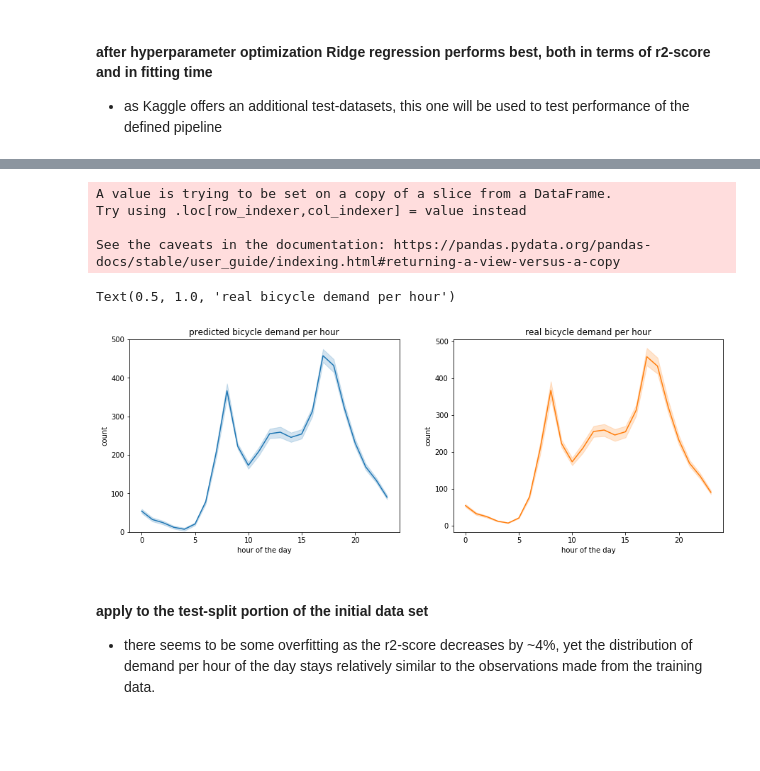
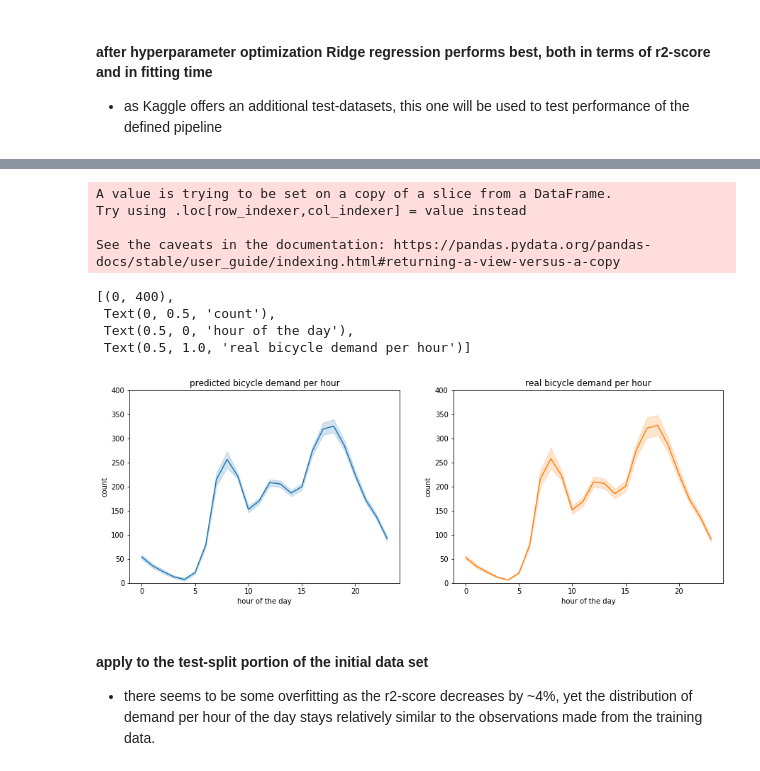
Before and after one commit to mkoeppel/Bicycle_Ridge, a Jupyter notebook: Linear_Regression_Assessment_Kaggle_CapitalBikeShare.ipynb, the cells around one changed output, grey strips where cells are left out. Cells and saved outputs as stored; diff of their text form; code cells hidden in the pictures; blank space fills up the shorter version.

```diff
--- a/Linear_Regression_Assessment_Kaggle_CapitalBikeShare.ipynb
+++ b/Linear_Regression_Assessment_Kaggle_CapitalBikeShare.ipynb
@@ -254,7 +300,7 @@ preprocessor = ColumnTransformer(
         ])
 # %%
 p = Pipeline(steps=[('preprocessor', preprocessor),
-                    ('classifier', LinearRegression())
+                    ('classifier', Ridge())
                     ])
 # %%
 p.fit(Xtrain, ytrain)
@@ -320,3 +361,10 @@ grid_search_CV = GridSearchCV(p, param_grid_CV)
+# %%
+param_grid_CV = {
+    'classifier' : [Ridge(), Lasso(), ElasticNet()],
+    'classifier__alpha' : [0.01, 0.1, 1, 2, 5, 10],
+
+}
+grid_search_CV = GridSearchCV(p, param_grid_CV)
 # %%
 grid_search_CV.fit(Xtrain, ytrain)
 GS_CV = pd.DataFrame(grid_search_CV.cv_results_)
@@ -339,0 +391,8 @@ Text(0.5, 1.0, 'mean fitting time cross validation')
+# %%
+param_grid_Ridge = {
+    'classifier__alpha' : [0.01, 0.1, 1, 2, 5, 10],
+    'classifier__solver' : ['svd', 'cholesky', 'lsqr', 'sparse_cg', 'saga']
+}
+grid_search_Ridge = GridSearchCV(p, param_grid_Ridge)
+# %%
+grid_search_Ridge.fit(Xtrain, ytrain)
@@ -359,22 +479,21 @@ Text(0.5, 1.0, 'correlation of real and predicted count data')
 # %%
 # to plot the model-prediction over the hour of the day, the hour needs to be extracted first from the datetime
 Xtrain['hour'] = pd.to_datetime(Xtrain['datetime']).dt.hour
-f, (ax1, ax2) = plt.subplots(1, 2, figsize = (15,5))
-sns.lineplot(x=Xtrain['hour'], y = ypred, ax = ax1)
-sns.lineplot(x=Xtrain['hour'], y = ytrain, ax = ax2, color = sns.color_palette()[1])
-ax1.set_title('predicted bicycle demand per hour')
-ax1.set_ylabel('count')
-ax1.set_xlabel('hour of the day')
-ax2.set_xlabel('hour of the day')
-ax1.set_ylim(0,500)
-ax2.set_title('real bicycle demand per hour')
+f, (ax1, ax2) = plt.subplots(1, 2, figsize=(15,5))
+sns.lineplot(x=Xtrain['hour'], y=ypred, ax=ax1)
+sns.lineplot(x=Xtrain['hour'], y=ytrain, ax=ax2, color=sns.color_palette()[1])
+ax1.set(title='predicted bicycle demand per hour', ylabel='count', xlabel='hour of the day', ylim=(0,400))
+ax2.set(title='real bicycle demand per hour', ylabel='count',xlabel='hour of the day', ylim=(0,400))
 # %% [output]
 A value is trying to be set on a copy of a slice from a DataFrame.
 Try using .loc[row_indexer,col_indexer] = value instead
 
 See the caveats in the documentation: https://pandas.pydata.org/pandas-docs/stable/user_guide/indexing.html#returning-a-view-versus-a-copy
-Text(0.5, 1.0, 'real bicycle demand per hour')
+[(0, 400),
+ Text(0, 0.5, 'count'),
+ Text(0.5, 0, 'hour of the day'),
+ Text(0.5, 1.0, 'real bicycle demand per hour')]
-[figure, old version]
+[figure, new version]
 # %% [markdown]
 #### apply to the test-split portion of the initial data set
 - there seems to be some overfitting as the r2-score decreases by ~4%, yet the distribution of demand per hour of the day stays relatively similar to the observations made from the training data.
```
Also changed, not shown: parts of 26 cells of this notebook.
